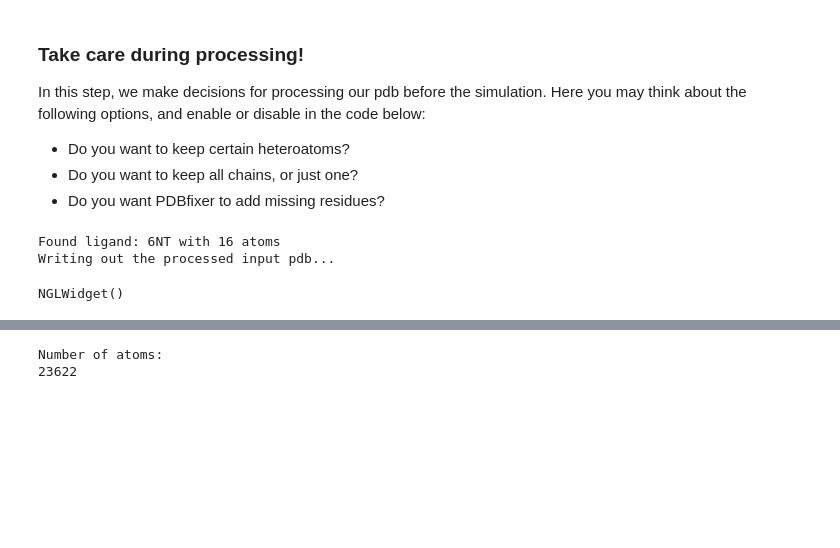
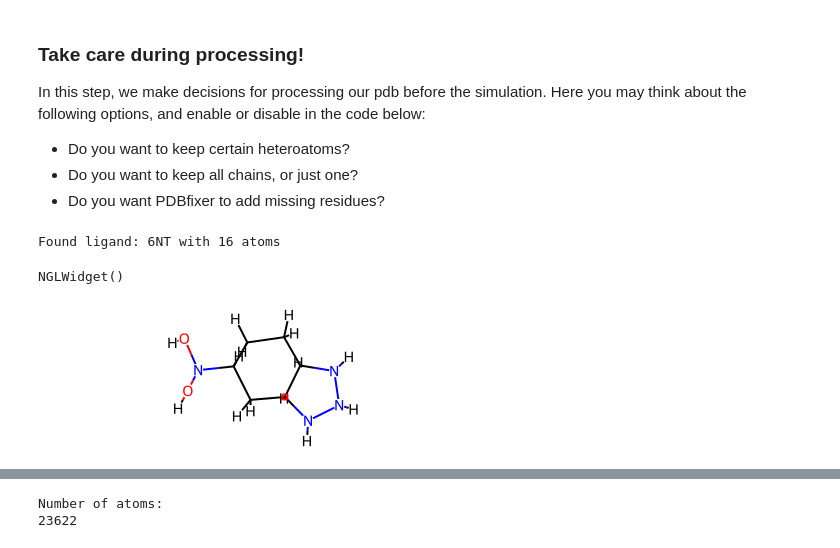
Before and after one commit to degrado-lab/easyMD, a Jupyter notebook: prep_and_run.ipynb, the cells around one changed output, grey strips where cells are left out. Cells and saved outputs as stored; diff of their text form; code cells hidden in the pictures; blank space fills up the shorter version.

Commit message:
Continue to tinker with ligand processing.

```diff
--- a/prep_and_run.ipynb
+++ b/prep_and_run.ipynb
@@ -129,7 +131,6 @@ standard_aa = ['ALA', 'CYS', 'ASP', 'GLU', 'PHE', 'GLY', 'HIS', 'ILE', 'LYS', 'L
                'MET', 'ASN', 'PRO', 'GLN', 'ARG', 'SER', 'THR', 'VAL', 'TRP', 'TYR' ]
 
 ### Create PDBFixer object
-#pdb = PDBFile(str(pdb_path))
 pdb = PDBFixer(str(pdb_path))
 
 ### Fix messed up residues
@@ -137,7 +138,7 @@ pdb.findMissingResidues()
 #pdb.findNonstandardResidues()
 #pdb.replaceNonstandardResidues()
 pdb.findMissingAtoms()
-pdb.addMissingAtoms()   #this adds both missing atoms and residues
+pdb.addMissingAtoms()    #this adds both missing atoms and residues
 
 #extract the ligand to it's own PDB:
 if is_ligand:
@@ -165,12 +166,16 @@ if is_ligand:
     ligand_positions = [pos.value_in_unit(openmm_unit.angstroms) for pos in ligand_positions]
 
     #write the ligand to a new PDB file:
-    PDBFile.writeFile(ligand_topology, ligand_positions, str(processed_dir / f'{input_pdb_file[:-4]}_ligand.pdb'))
+    ligand_path_pdb = processed_dir / f'{input_pdb_file[:-4]}_ligand.pdb'
+    PDBFile.writeFile(ligand_topology, ligand_positions, str(ligand_path_pdb))
 
-    #show with nglview
-    view = nv.show_file(str(processed_dir / f'{input_pdb_file[:-4]}_ligand.pdb'))
-    view.add_representation('ball+stick', selection='all')
-    view
+    #also write to SDF file:
+    ligand_mol = Chem.MolFromPDBFile(str(ligand_path_pdb))
+    Chem.AssignStereochemistry(ligand_mol)
+    ligand_path = processed_dir / f'{input_pdb_file[:-4]}_ligand.sdf'
+    writer  = Chem.SDWriter(str(ligand_path))
+    writer.write(ligand_mol)
+    writer.close()
 
 #delete all chains, aside from the first one:
 chains_to_delete = [chain.index for chain in pdb.topology.chains() if chain.index != chain_to_keep]
@@ -197,7 +202,6 @@ view.add_representation('ball+stick', selection='water', opacity=0.1)
 view._set_size('1600px', '800px')
 view
 
-
 #fixer.addSolvent(padding=12.0)
 ### Build forcefield:
 #forcefield = ForceField(*forcefield_files)
@@ -207,5 +211,48 @@ view
 # modeller.deleteWater()
 # %% [output]
 Found ligand: 6NT with 16 atoms
-Writing out the processed input pdb...
-NGLWidget()
+# %%
+#view the ligand with nglview:
+view = nv.show_rdkit(ligand_mol)
+view
+# %% [output]
+NGLWidget()
+# %%
+#Need to incorporate the isomer choosing with the above code.
+# Is there a way to get the isomer from just the coordinates of the ligand?
+# Aaah, my ligand is flat. This is because there's higher bond orders which I think aren't being represented here.
+# How can I automatically assume bond orders from the coordinates?
+
+from rdkit import Chem
+from rdkit.Chem import AllChem
+
+# Load the molecule from a PDB file
+rdkit_mol = Chem.MolFromPDBFile(str(ligand_path_pdb), removeHs=False)
+
+# Add hydrogens (if not already present)
+rdkit_mol = Chem.AddHs(rdkit_mol)
+
+# Use a force field to generate a 3D structure (if the PDB file lacks it)
+AllChem.EmbedMolecule(rdkit_mol, AllChem.ETKDG())
+AllChem.MMFFOptimizeMolecule(rdkit_mol)
+
+# Infer bond orders
+Chem.rdmolops.SanitizeMol(rdkit_mol)
+
+rdkit_mol
+
+# Alternatively, if you have a template molecule with correct bond orders:
+# template_mol = Chem.MolFromSmiles("template_smiles") # Replace with the correct SMILES
+# AllChem.Compute2DCoords(template_mol)
+# AllChem.GenerateDepictionMatching2DStructure(rdkit_mol, template_mol)
+# rdkit_mol = Chem.AssignBondOrdersFromTemplate(template_mol, rdkit_mol)
+
+# Convert to OpenFF Molecule
+#from openff.toolkit.topology import Molecule
+#openff_molecule = Molecule.from_rdkit(rdkit_mol)
+
+# Now you can visualize or use the molecule with inferred bond orders
+
+#compare with PDB?? I assume it'll show the proper bond orders, but I'm not sure.
+# %% [output]
+[figure, added]
```
Also changed, not shown: parts of 8 cells of this notebook.
